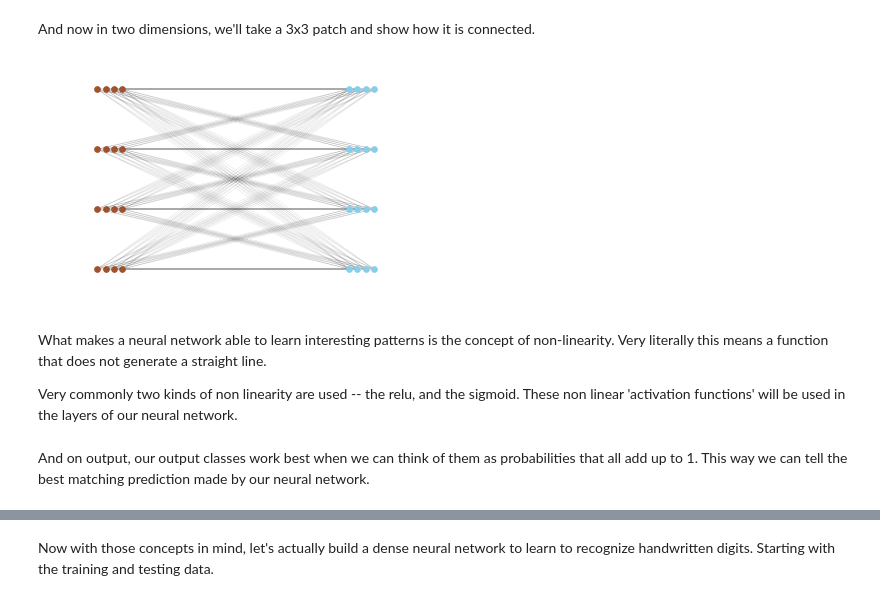
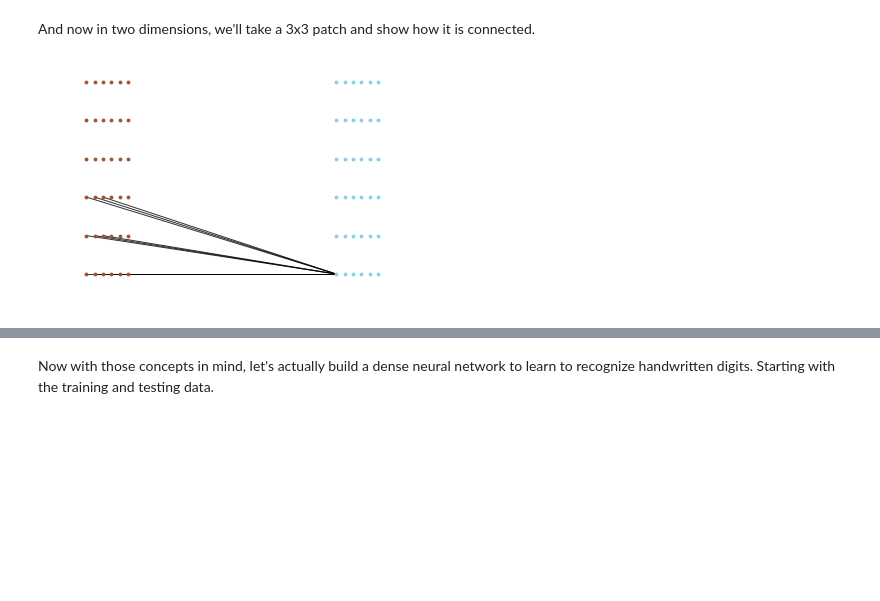
Before and after one commit to wballard/kerasvideo, a Jupyter notebook: ConvolutionalNeuralNetwork.ipynb, the cells around one changed output, grey strips where cells are left out. Drawn from its saved outputs; the diff is of its cells as text; code cells hidden in the pictures; blank space fills up the shorter version.

```diff
--- a/ConvolutionalNeuralNetwork.ipynb
+++ b/ConvolutionalNeuralNetwork.ipynb
@@ -38,24 +38,24 @@ pass
 And now in two dimensions, we'll take a 3x3 patch and show how it is connected.
 # %%
 import itertools
-size = 4
+import matplotlib.pyplot as plt
+size = 6
+
+
 mnist = nx.Graph()
 pixels = {i: (x, y) for i, (x, y) in enumerate(itertools.product(range(0, size), range(0, size)))}
 pixel_lookup = {position: i for i, position in pixels.items()}
 activations = {i+1000: (x+30, y) for i, (x, y) in enumerate(itertools.product(range(0, size), range(0, size)))}
 all = {**pixels, **activations}
-for pixel in pixels:
-    for activation in activations:
-        mnist.add_edge(pixel, activation)
+for x in range(0, 3):
+    for y in range(0, 3):
+        pixel = pixel_lookup[(x, y)]
+        mnist.add_edge(pixel, 1000)
 
-nx.draw_networkx_nodes(mnist, pixels, nodelist=pixels.keys(), node_color='sienna', node_size=32)
-nx.draw_networkx_nodes(mnist, activations, nodelist=activations.keys(), node_color='skyblue', node_size=32)
-nx.draw_networkx_edges(mnist, all, width=0.1, alpha=0.5)
+nx.draw_networkx_nodes(mnist, pixels, nodelist=pixels.keys(), node_color='sienna', node_size=8)
+nx.draw_networkx_nodes(mnist, activations, nodelist=activations.keys(), node_color='skyblue', node_size=8)
+nx.draw_networkx_edges(mnist, all, alpha=0.8)
 plt.axis('off')
 pass
 # %% [output]
-[figure, old version]
+[figure, new version]
-# %% [markdown]
-What makes a neural network able to learn interesting patterns is the concept of non-linearity. Very literally this means a function that does not generate a straight line.
-
-Very commonly two kinds of non linearity are used -- the relu, and the sigmoid. These non linear 'activation functions' will be used in the layers of our neural network.
@@ -78,3 +61,0 @@ pass
-# %% [markdown]
-
-And on output, our output classes work best when we can think of them as probabilities that all add up to 1. This way we can tell the best matching prediction made by our neural network.
```
Also changed, not shown: parts of 10 cells of this notebook.
